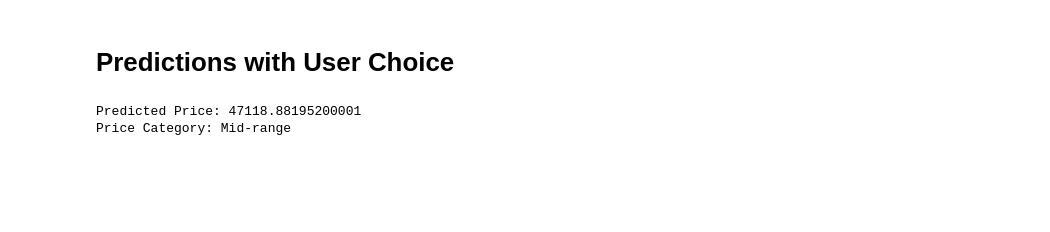
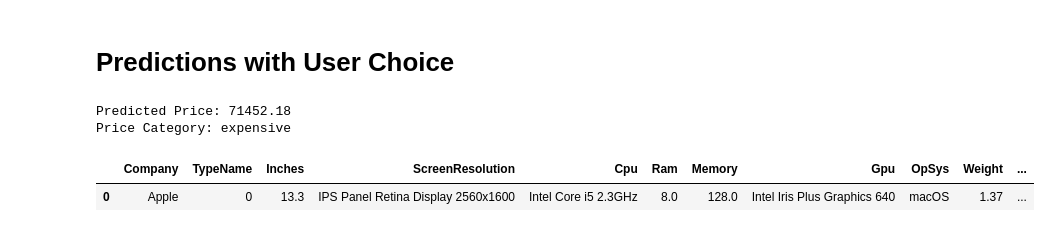
Before and after one commit to sumitsandhu/AGILE, a Jupyter notebook: Laptop.ipynb, the cells around one changed output. Cells and saved outputs as stored; diff of their text form; code cells hidden in the pictures; blank space fills up the shorter version.

```diff
--- a/Laptop.ipynb
+++ b/Laptop.ipynb
@@ -570,7 +634,7 @@ spec = [[ram, memory, inches, weight, type_name]]
 price_pred = best_model.predict(spec)
 
 # Print the predicted price
-print("Predicted Price:", price_pred[0])
+print("Predicted Price:", round(price_pred[0], 2))
 
 # Determine the price category
 if price_pred[0] <= data['Price'].quantile(0.33):
@@ -583,5 +647,10 @@ else:
 # Print the price category
 print("Price Category:", category)
 # %% [output]
-Predicted Price: 47118.88195200001
-Price Category: Mid-range
+Predicted Price: 71452.18
+Price Category: expensive
+# %%
+data.head(1)
+# %% [output]
+|  | Company | TypeName | Inches | ScreenResolution | Cpu | Ram | Memory | Gpu | OpSys | Weight | ... |
+| 0 | Apple | 0 | 13.3 | IPS Panel Retina Display 2560x1600 | Intel Core i5 2.3GHz | 8.0 | 128.0 | Intel Iris Plus Graphics 640 | macOS | 1.37 | ... |
```
Also changed, not shown: parts of 22 cells of this notebook, 1 other file.
